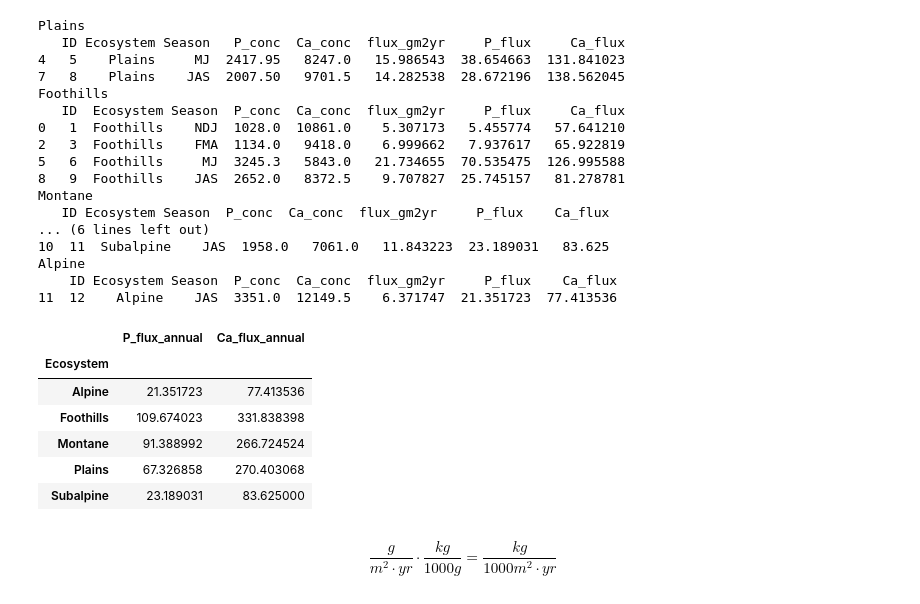
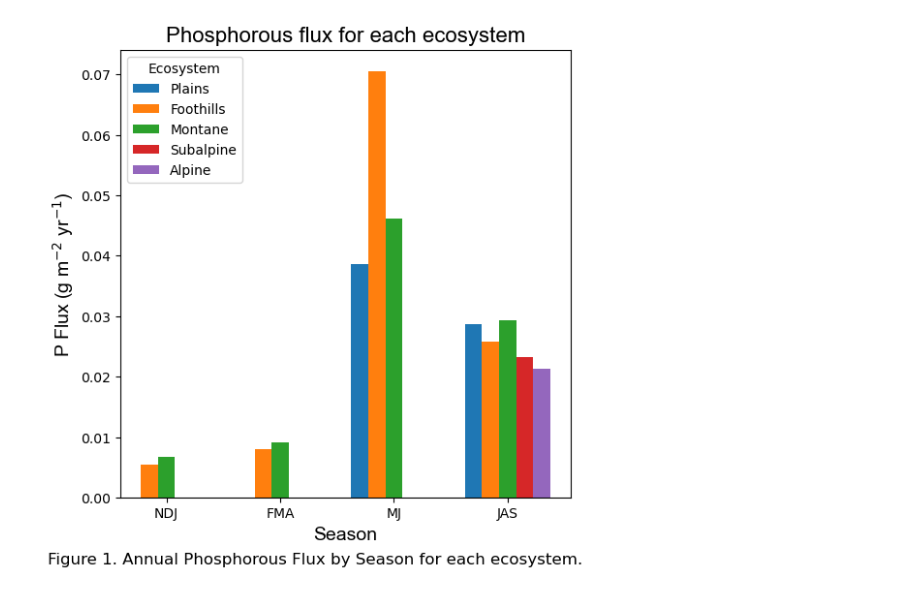
Before and after one commit to rjost1/GEOS685, a Jupyter notebook: homework1.ipynb, the cells around one changed output. Cells and saved outputs as stored; diff of their text form; code cells hidden in the pictures.

Commit message:
finished calculations. need captions.

```diff
--- a/homework1.ipynb
+++ b/homework1.ipynb
@@ -45,3 +15,4 @@ dust_df_sorted
 # %%
-dust_df["P_flux"] = (dust_df["P_conc"] /1000) * dust_df["flux_gm2yr"]
-dust_df["Ca_flux"] = (dust_df["Ca_conc"] /1000) * dust_df["flux_gm2yr"]
+
+dust_df["P_flux"] = (dust_df["P_conc"] /1000000) * dust_df["flux_gm2yr"]
+dust_df["Ca_flux"] = (dust_df["Ca_conc"] /1000000) * dust_df["flux_gm2yr"]
@@ -48,25 +40,3 @@ dust_df["Ca_flux"] = (dust_df["Ca_conc"] /1000) * dust_df["flux_gm2yr"]
 # %%
 seasons = dust_df.groupby("Season", observed=True)
 ecosystem = dust_df.groupby("Ecosystem", observed=True)
-# %%
-for name, group in ecosystem:
-    print(name)
-    print(group)
-# %% [output]
-Plains
-   ID Ecosystem Season   P_conc  Ca_conc  flux_gm2yr     P_flux     Ca_flux
-4   5    Plains     MJ  2417.95   8247.0   15.986543  38.654663  131.841023
-7   8    Plains    JAS  2007.50   9701.5   14.282538  28.672196  138.562045
-Foothills
-   ID  Ecosystem Season  P_conc  Ca_conc  flux_gm2yr     P_flux     Ca_flux
-0   1  Foothills    NDJ  1028.0  10861.0    5.307173   5.455774   57.641210
-2   3  Foothills    FMA  1134.0   9418.0    6.999662   7.937617   65.922819
-5   6  Foothills     MJ  3245.3   5843.0   21.734655  70.535475  126.995588
-8   9  Foothills    JAS  2652.0   8372.5    9.707827  25.745157   81.278781
-Montane
-   ID Ecosystem Season  P_conc  Ca_conc  flux_gm2yr     P_flux    Ca_flux
-... (6 lines left out)
-10  11  Subalpine    JAS  1958.0   7061.0   11.843223  23.189031   83.625
-Alpine
-    ID Ecosystem Season  P_conc  Ca_conc  flux_gm2yr     P_flux    Ca_flux
-11  12    Alpine    JAS  3351.0  12149.5    6.371747  21.351723  77.413536
@@ -86,17 +42,0 @@ flux_df1
-# %%
-flux_df2 = pd.DataFrame()
-
-# Phosphorus
-flux_df2["P_flux_annual"] = ecosystem["P_flux"].sum()
-
-# Calcium
-flux_df2["Ca_flux_annual"] = ecosystem["Ca_flux"].sum()
-flux_df2
-# %% [output]
-|  | P_flux_annual | Ca_flux_annual |
-| Ecosystem |  |  |
-| Alpine | 21.351723 | 77.413536 |
-| Foothills | 109.674023 | 331.838398 |
-| Montane | 91.388992 | 266.724524 |
-| Plains | 67.326858 | 270.403068 |
-| Subalpine | 23.189031 | 83.625000 |
@@ -153,2 +43,29 @@ def convert_area(value: float, from_unit: str, to_unit: str) -> float:
-# %% [markdown]
-$$\dfrac{g}{m^2\cdot yr} \cdot \dfrac{kg}{1000g} = \dfrac{kg}{1000m^2 \cdot yr}$$
+# %%
+# Plotting variables
+marker_types = ['o', 's', '^', 'D', 'v']
+season_order = ["NDJ", "FMA", "MJ", "JAS"]
+font_labels = {'family': 'Arial', 'color': 'black', 'size': 14}
+font_titles = {'family': 'Arial', 'color': 'black', 'size': 16}
+# grouped bar chart
+bar_width = 0.15
+x = np.arange(len(season_order))
+# %%
+# Figure captions
+P_caption = "Figure 1. Annual Phosphorous Flux by Season for each ecosystem."
+Ca_caption = "Figure 2. Annual Calcium Flux by Season for each ecosystem."
+# %%
+# Grouped bar chart for P
+plt.figure(figsize=(6,6))
+for idx, (name, group) in enumerate(ecosystem):
+    group = group.set_index("Season").reindex(season_order).reset_index()
+    plt.bar(x + idx * bar_width, group["P_flux"], width=bar_width, label=name)
+
+plt.xlabel("Season", fontdict=font_labels)
+plt.ylabel("P Flux (g m$^{-2}$ yr$^{-1}$)", fontdict=font_labels)
+plt.title("Phosphorous flux for each ecosystem", fontdict=font_titles)
+plt.xticks(x + bar_width * (len(list(ecosystem)) - 1) / 2, season_order)
+plt.legend(title="Ecosystem", loc="upper left")
+plt.figtext(0, -0.005, P_caption, ha="left", fontsize=12)
+plt.show()
+# %% [output]
+[figure, added]
```
Also changed, not shown: parts of 11 cells of this notebook, 1 other file.
